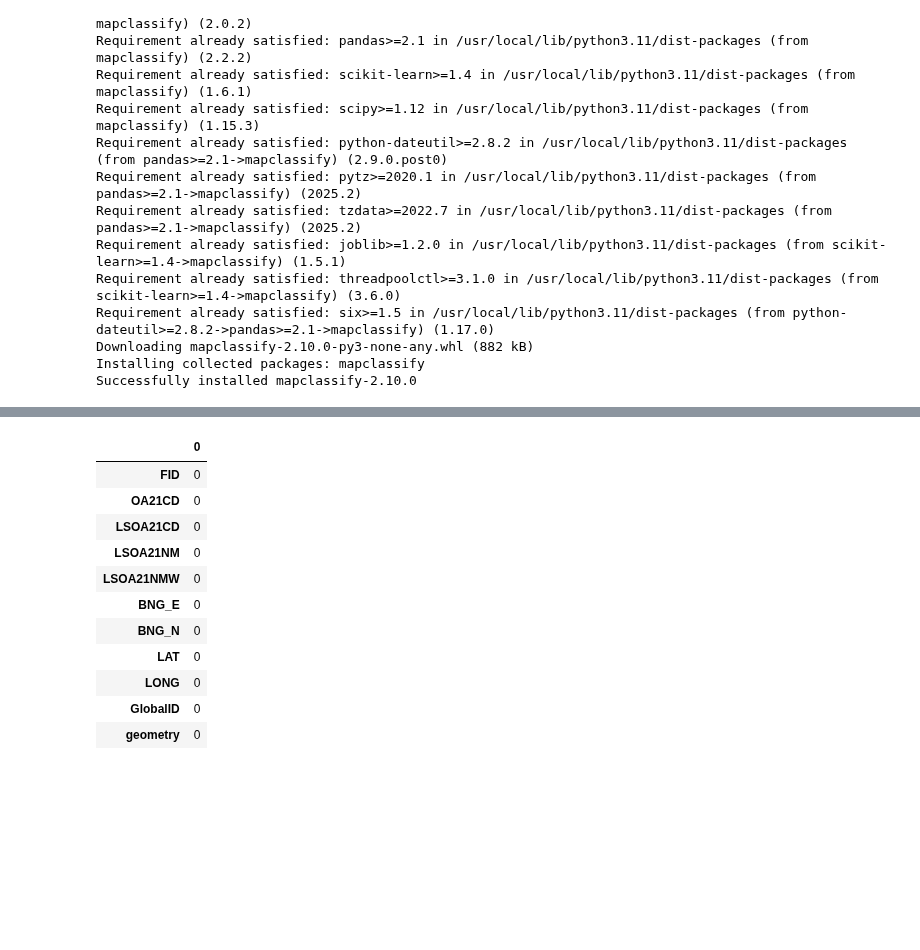
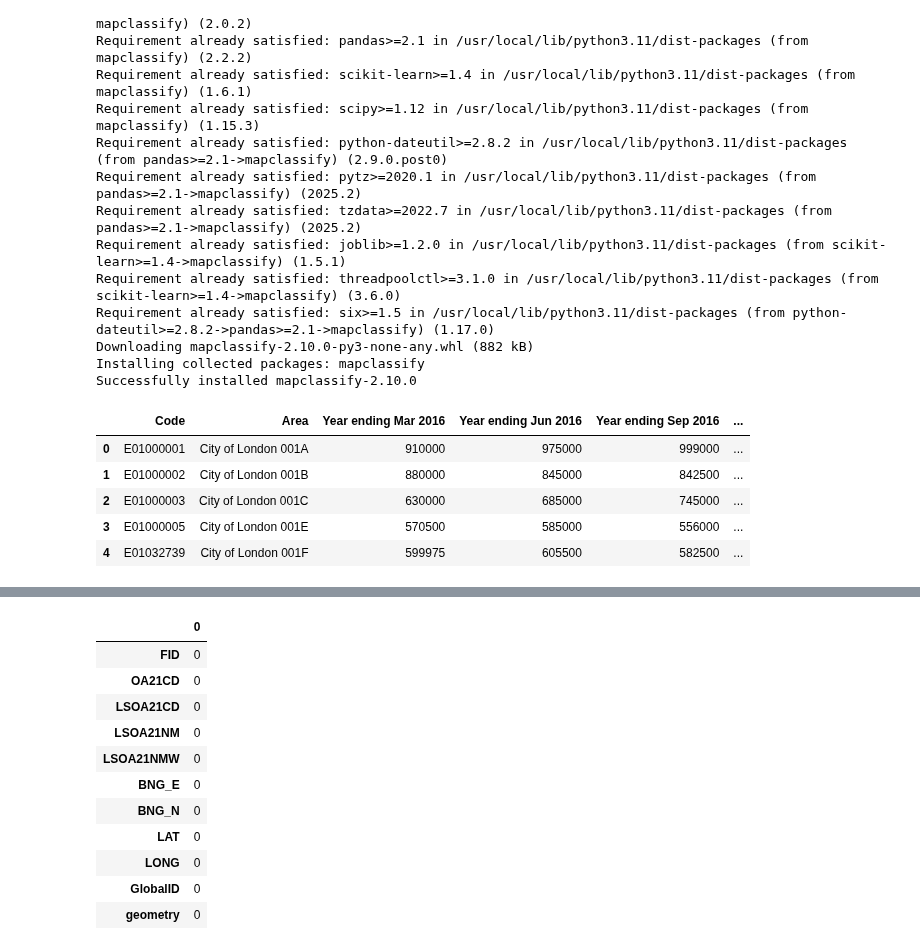
Before and after one commit to Jonathan-C-Barrett/GEOG5990M, a Jupyter notebook: GEOG5003M_Final_Project_template.ipynb, the cells around one changed output, grey strips where cells are left out. Drawn from its saved outputs; the diff is of its cells as text; code cells hidden in the pictures; blank space fills up the shorter version.

```diff
--- a/GEOG5003M_Final_Project_template.ipynb
+++ b/GEOG5003M_Final_Project_template.ipynb
@@ -76,7 +76,14 @@ LSOA21_prop.info()
 # %%
 #combine prop_16 data and LSOA21 by code in prop_16 and LSOA11CD in LSOA21 in to remove areas outside london and make comparable
-prop_16_LSOA21 = pd.merge(prop_16, LSOA21_prop, left_on='Code', right_on='LSOA11CD', how='left')
+prop_16_LSOA21 = pd.merge(prop_16, LSOA21, left_on='Code', right_on='LSOA11CD', how='left')
 prop_16_LSOA21.head()
+# %% [output]
+|  | Code | Area | Year ending Mar 2016 | Year ending Jun 2016 | Year ending Sep 2016 | ... |
+| 0 | E01000001 | City of London 001A | 910000 | 975000 | 999000 | ... |
+| 1 | E01000002 | City of London 001B | 880000 | 845000 | 842500 | ... |
+| 2 | E01000003 | City of London 001C | 630000 | 685000 | 745000 | ... |
+| 3 | E01000005 | City of London 001E | 570500 | 585000 | 556000 | ... |
+| 4 | E01032739 | City of London 001F | 599975 | 605500 | 582500 | ... |
 # %%
 #check Info for count
 prop_16_LSOA21.info()
```
Also changed, not shown: parts of 5 cells of this notebook.
